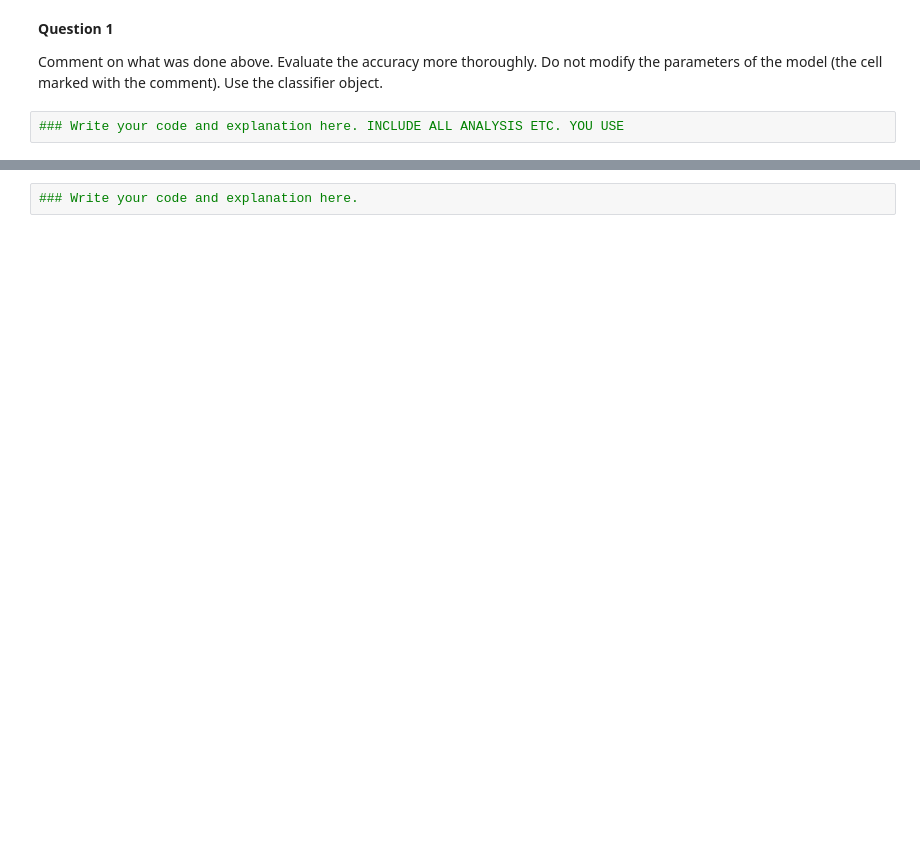
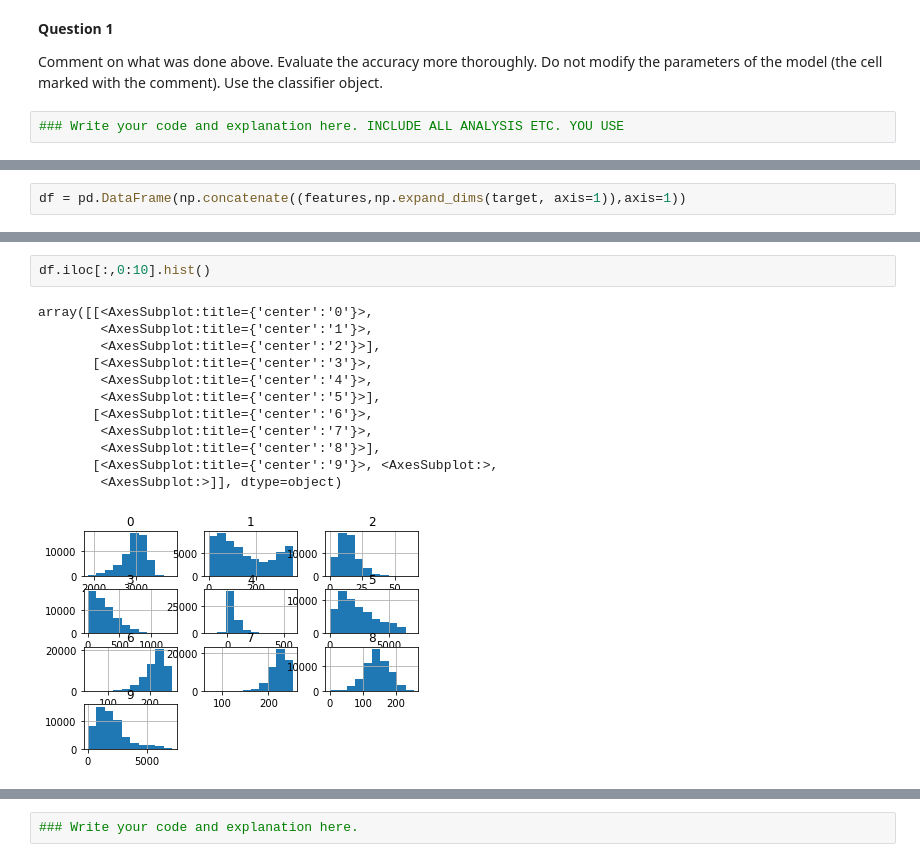
Before and after one commit to zaghlol94/ds_datascience_challenge, a Jupyter notebook: data_science_challnge.ipynb, the cells around one changed output, grey strips where cells are left out. Drawn from its saved outputs; the diff is of its cells as text; blank space fills up the shorter version.

```diff
--- a/data_science_challnge.ipynb
+++ b/data_science_challnge.ipynb
@@ -41,0 +42,2 @@ Should you get more training data?
+# %%
+df = pd.DataFrame(np.concatenate((features,np.expand_dims(target, axis=1)),axis=1))
@@ -41,0 +57,15 @@ Should you get more training data?
+# %%
+df.iloc[:,0:10].hist()
+# %% [output]
+array([[<AxesSubplot:title={'center':'0'}>,
+        <AxesSubplot:title={'center':'1'}>,
+        <AxesSubplot:title={'center':'2'}>],
+       [<AxesSubplot:title={'center':'3'}>,
+        <AxesSubplot:title={'center':'4'}>,
+        <AxesSubplot:title={'center':'5'}>],
+       [<AxesSubplot:title={'center':'6'}>,
+        <AxesSubplot:title={'center':'7'}>,
+        <AxesSubplot:title={'center':'8'}>],
+       [<AxesSubplot:title={'center':'9'}>, <AxesSubplot:>,
+        <AxesSubplot:>]], dtype=object)
+[figure, added]
```
Also changed, not shown: parts of 73 cells of this notebook.
